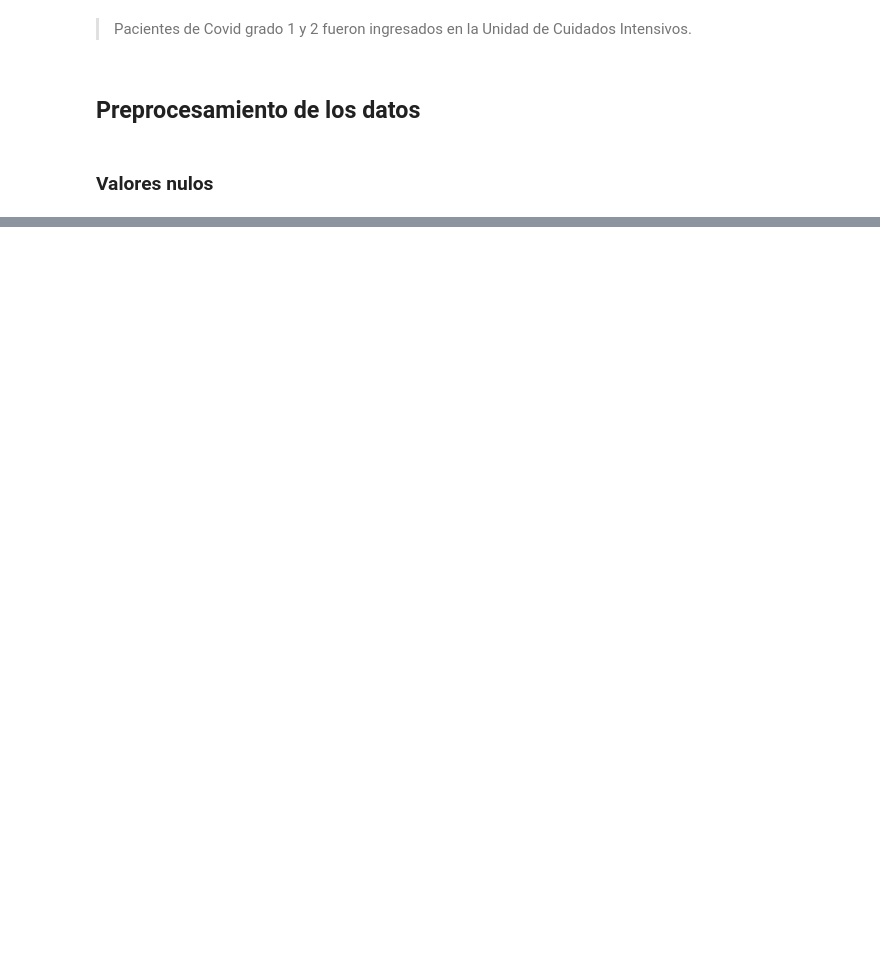
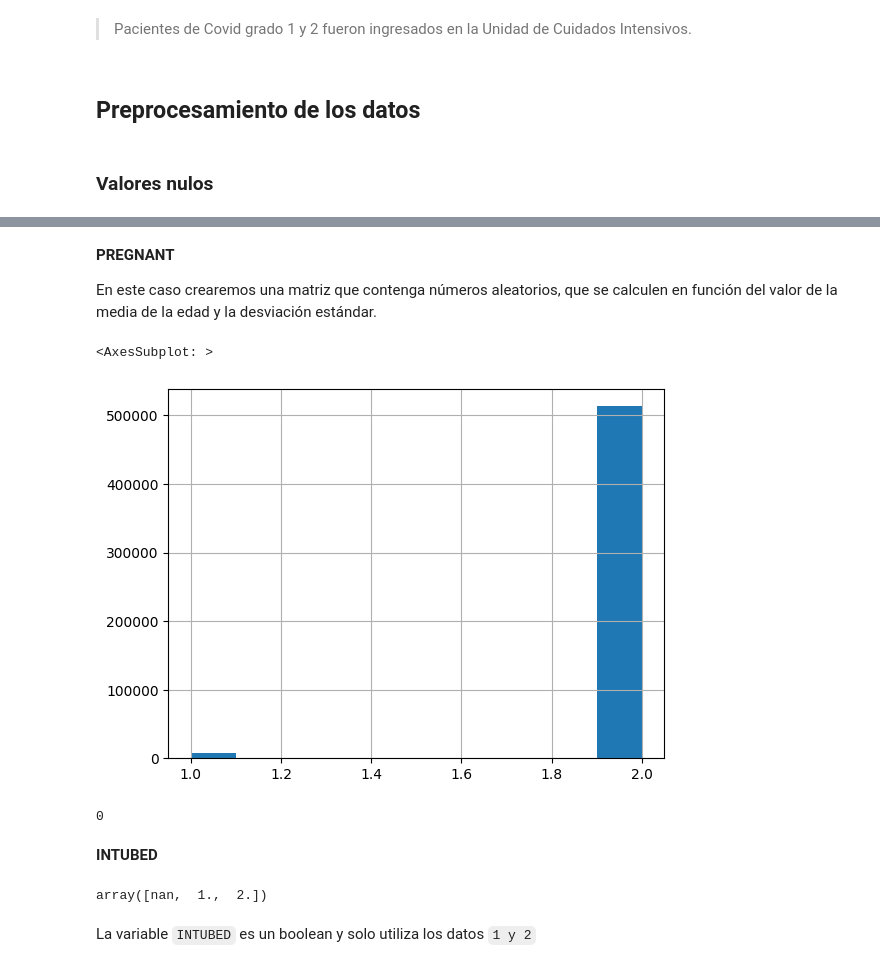
Before and after one commit to Ssutssimer/miniproject_data-science, a Jupyter notebook: miniproject-data-science.ipynb, the cells around one changed output, grey strips where cells are left out. Saved outputs shown, nothing was run; the diff lists cells and outputs as text; code cells hidden in the pictures; blank space fills up the shorter version.

```diff
--- a/miniproject-data-science.ipynb
+++ b/miniproject-data-science.ipynb
@@ -238,0 +250,29 @@ missing_data.head(20)
+# %%
+from sklearn.impute import SimpleImputer
+
+imp = SimpleImputer(strategy='most_frequent')
+
+df['ASTHMA'] = imp.fit_transform(df)
+df['COPD'] = imp.fit_transform(df)
+df['RENAL_CHRONIC'] = imp.fit_transform(df)
+df['OBESITY'] = imp.fit_transform(df)
+df['CARDIOVASCULAR'] = imp.fit_transform(df)
+df['HIPERTENSION'] = imp.fit_transform(df)
+df['TOBACCO'] = imp.fit_transform(df)
+df['DIABETES'] = imp.fit_transform(df)
+df['INMSUPR'] = imp.fit_transform(df)
+df['OTHER_DISEASE'] = imp.fit_transform(df)
+df['PNEUMONIA'] = imp.fit_transform(df)
+
+
+df['ASTHMA'].isnull().sum()
+df['COPD'].isnull().sum()
+df['RENAL_CHRONIC'].isnull().sum()
+df['OBESITY'].isnull().sum()
+df['CARDIOVASCULAR'].isnull().sum()
+df['HIPERTENSION'].isnull().sum()
+df['TOBACCO'].isnull().sum()
+df['DIABETES'].isnull().sum()
+df['INMSUPR'].isnull().sum()
+df['OTHER_DISEASE'].isnull().sum()
+df['PNEUMONIA'].isnull().sum
@@ -238,0 +292,35 @@ missing_data.head(20)
+# %% [markdown]
+**PREGNANT**
+
+En este caso crearemos una matriz que contenga números aleatorios, que se calculen en función del valor de la media de la edad y la desviación estándar.
+# %%
+df.PREGNANT.hist()
+# %% [output]
+<AxesSubplot: >
+[figure, added]
+# %%
+mean = df["PREGNANT"].mean()
+std = df["PREGNANT"].std()
+is_null = df["PREGNANT"].isnull().sum()
+
+# compute random numbers between the mean, std and is_null
+rand_PREGNANT = np.random.randint(mean - std, mean + std, size = is_null)
+
+# fill NaN values in PREGNANT column with random values generated
+PREGNANT_slice = df["PREGNANT"].copy()
+PREGNANT_slice[np.isnan(PREGNANT_slice)] = rand_PREGNANT
+
+df["PREGNANT"] = PREGNANT_slice
+df["PREGNANT"] = df["PREGNANT"].astype(int)
+
+df["PREGNANT"].isnull().sum()
+# %% [output]
+0
+# %% [markdown]
+**INTUBED**
+# %%
+df.INTUBED.unique()
+# %% [output]
+array([nan,  1.,  2.])
+# %% [markdown]
+La variable `INTUBED` es un boolean y solo utiliza los datos `1 y 2`
```
Also changed, not shown: parts of 30 cells of this notebook.
